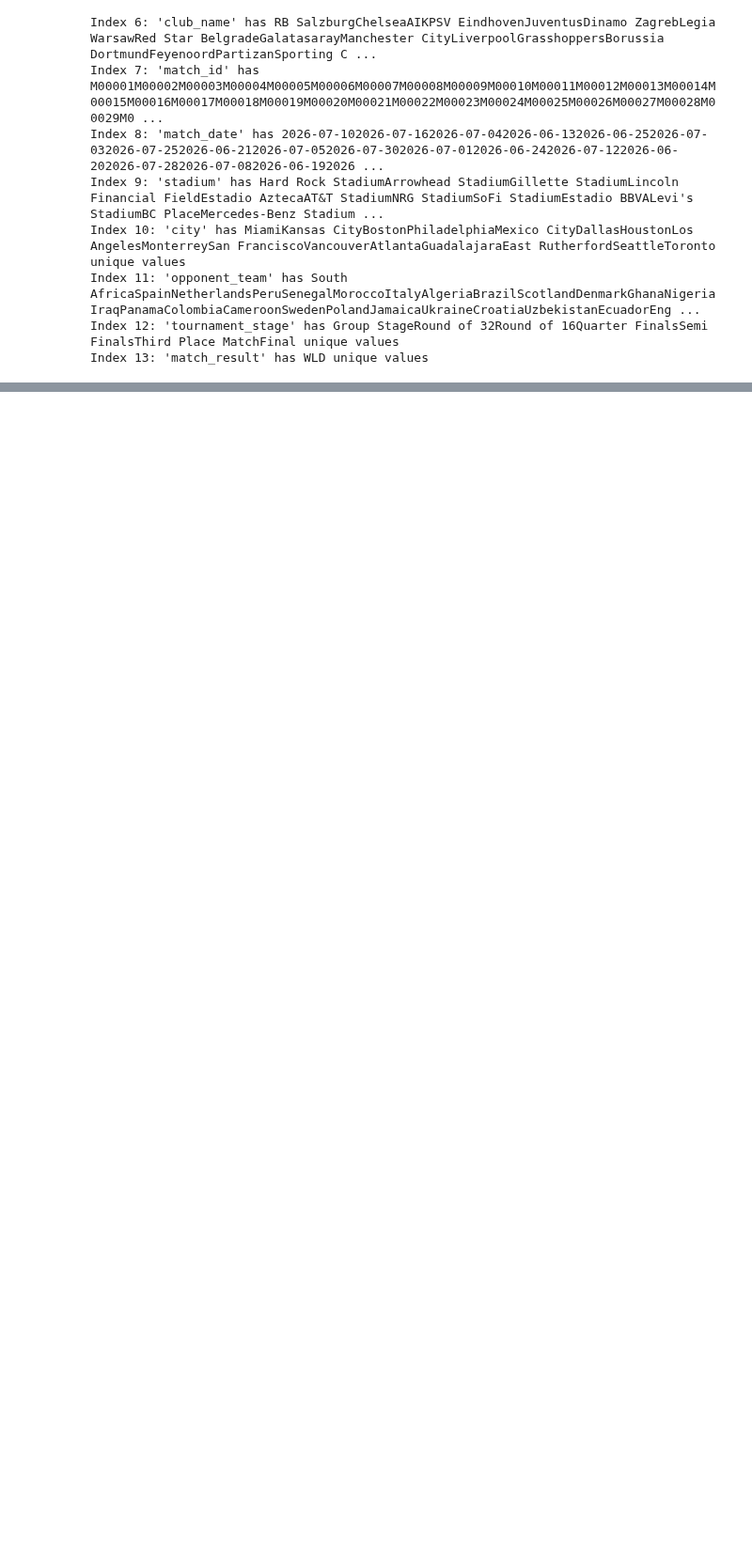
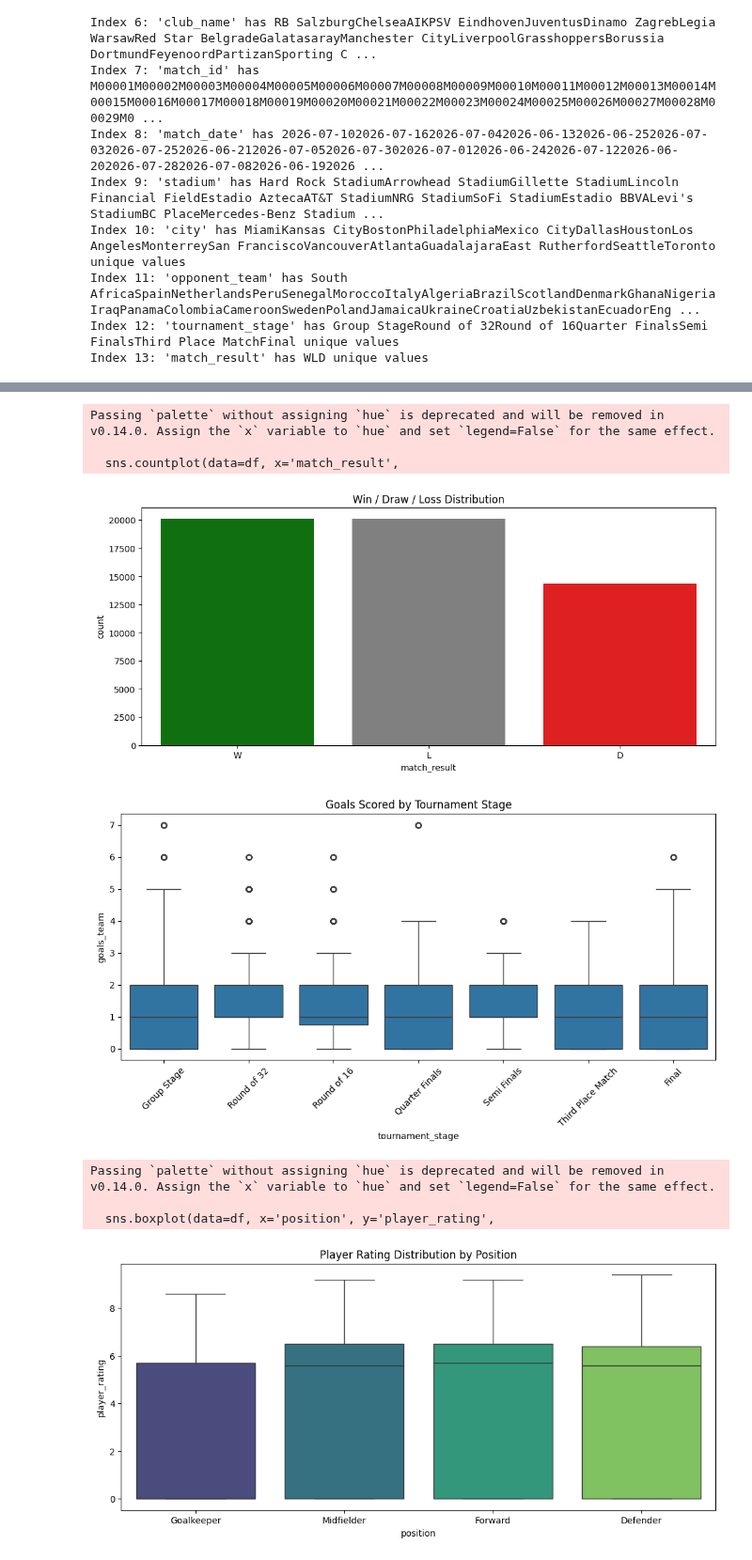
Before and after one commit to tiopramana/machine_learning, a Jupyter notebook: Project/Fifa_World_Cup/main.ipynb, the cells around one changed output, grey strips where cells are left out. Shown at 94% size. Saved outputs shown, nothing was run; the diff lists cells and outputs as text; code cells hidden in the pictures; blank space fills up the shorter version.

```diff
--- a/Project/Fifa_World_Cup/main.ipynb
+++ b/Project/Fifa_World_Cup/main.ipynb
@@ -84,0 +128,40 @@ df_clean = df.drop(columns=drop_cols)
+# %%
+# EDA Showing Best Feature
+
+
+# 1. Match Result Distribution
+
+plt.figure(figsize=(12,5))
+sns.countplot(data=df, x='match_result',
+            palette=['green', 'gray', 'red'], legend=False)
+plt.title('Win / Draw / Loss Distribution')
+
+plt.show()
+
+# 2. Goals by Tournament Stage
+
+plt.figure(figsize=(12,5))
+sns.boxplot(data=df, x='tournament_stage', y='goals_team')
+plt.xticks(rotation=45)
+plt.title('Goals Scored by Tournament Stage')
+
+plt.show()
+
+# 3. Player Rating by Position
+
+plt.figure(figsize=(12,5))
+sns.boxplot(data=df, x='position', y='player_rating',
+            palette='viridis')
+plt.title('Player Rating Distribution by Position')
+
+plt.show()
+# %% [output]
+Passing `palette` without assigning `hue` is deprecated and will be removed in v0.14.0. Assign the `x` variable to `hue` and set `legend=False` for the same effect.
+
+  sns.countplot(data=df, x='match_result',
+[figure, added]
+[figure, added]
+Passing `palette` without assigning `hue` is deprecated and will be removed in v0.14.0. Assign the `x` variable to `hue` and set `legend=False` for the same effect.
+
+  sns.boxplot(data=df, x='position', y='player_rating',
+[figure, added]
```
Also changed, not shown: parts of 5 cells of this notebook.
